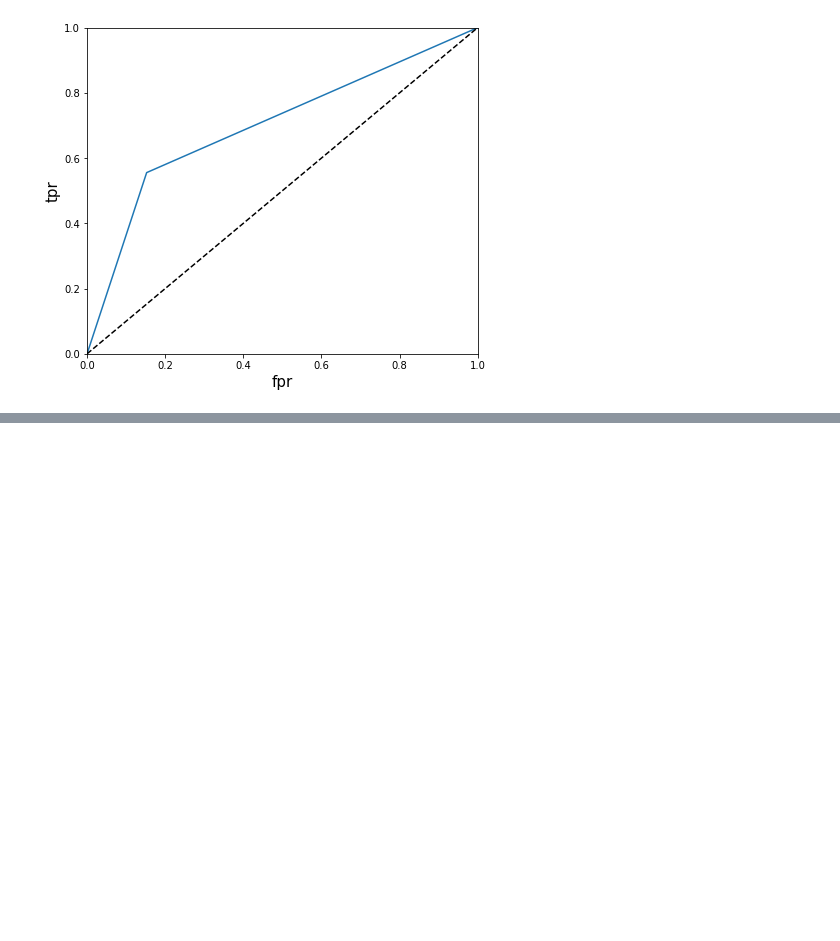
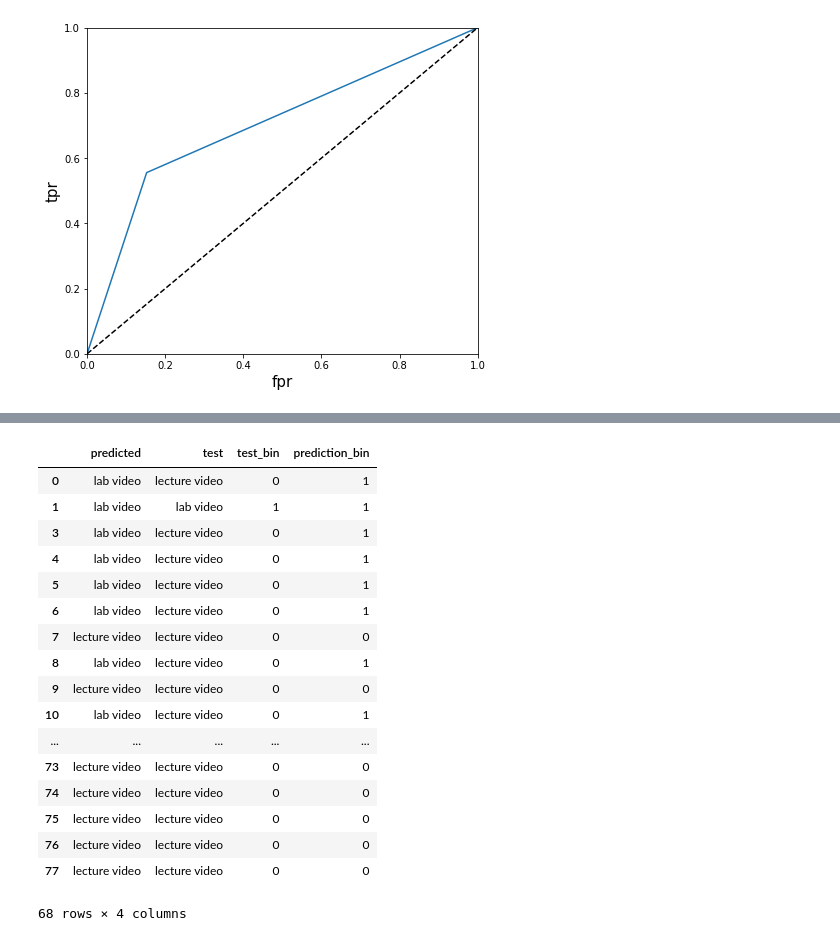
Before and after one commit to PERLMSU/quantitative-analysis-group, a Jupyter notebook: python/logistic regression - classifying video types.ipynb, the cells around one changed output, grey strips where cells are left out. Cells and saved outputs as stored; diff of their text form; code cells hidden in the pictures; blank space fills up the shorter version.

```diff
--- a/python/logistic regression - classifying video types.ipynb
+++ b/python/logistic regression - classifying video types.ipynb
@@ -244,0 +242,21 @@ array([ 0.        ,  0.15254237,  1.        ])
+# %%
+rocdf
+# %% [output]
+|  | predicted | test | test_bin | prediction_bin |
+| 0 | lab video | lecture video | 0 | 1 |
+| 1 | lab video | lab video | 1 | 1 |
+| 3 | lab video | lecture video | 0 | 1 |
+| 4 | lab video | lecture video | 0 | 1 |
+| 5 | lab video | lecture video | 0 | 1 |
+| 6 | lab video | lecture video | 0 | 1 |
+| 7 | lecture video | lecture video | 0 | 0 |
+| 8 | lab video | lecture video | 0 | 1 |
+| 9 | lecture video | lecture video | 0 | 0 |
+| 10 | lab video | lecture video | 0 | 1 |
+| ... | ... | ... | ... | ... |
+| 73 | lecture video | lecture video | 0 | 0 |
+| 74 | lecture video | lecture video | 0 | 0 |
+| 75 | lecture video | lecture video | 0 | 0 |
+| 76 | lecture video | lecture video | 0 | 0 |
+| 77 | lecture video | lecture video | 0 | 0 |
+68 rows × 4 columns
```
Also changed, not shown: parts of 1 cell of this notebook.
